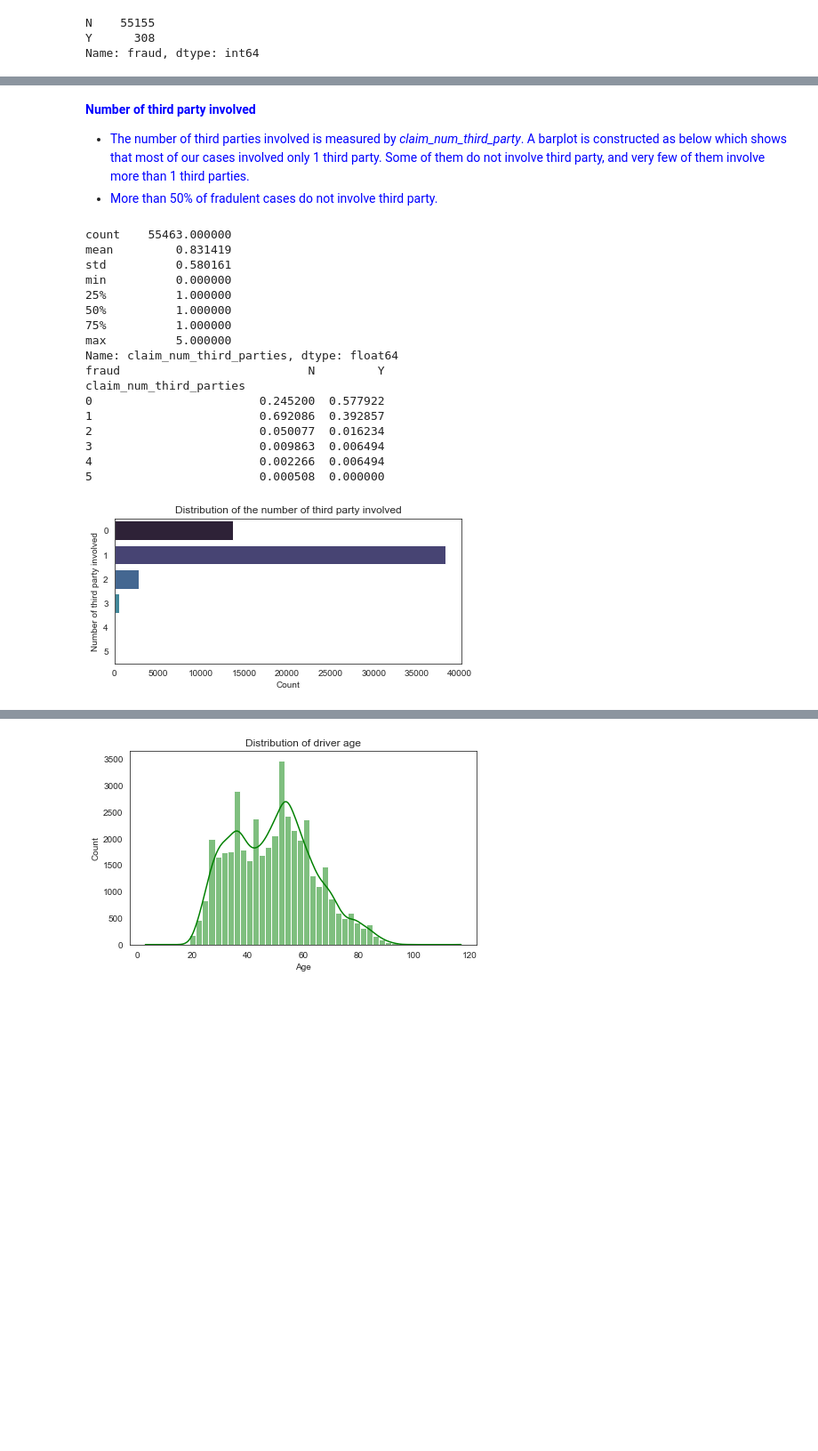
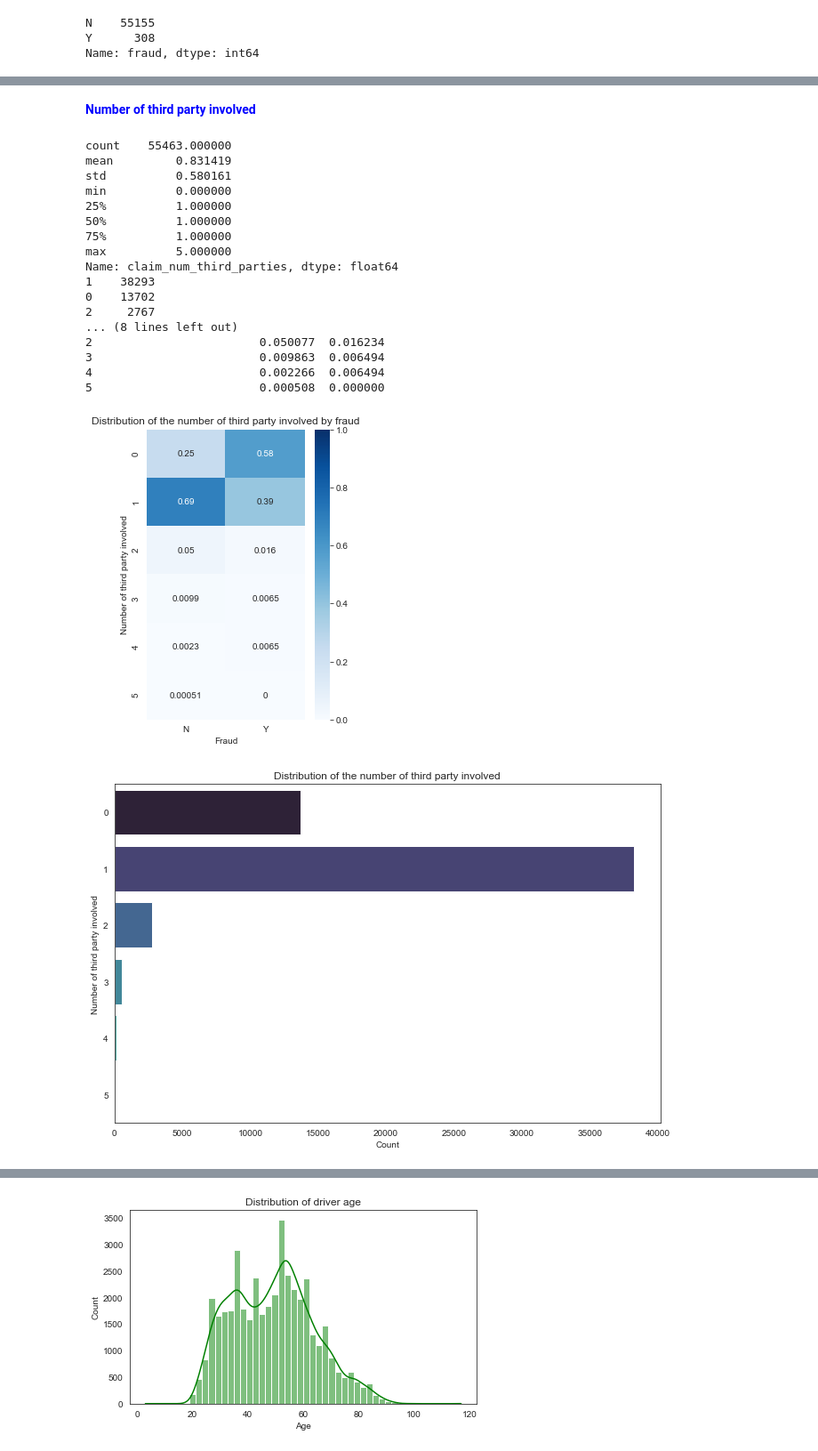
Before and after one commit to andyc1997/Advanced-Analytics, a Jupyter notebook: Assignment1/eda.ipynb, the cells around one changed output, grey strips where cells are left out. Shown at 89% size. Saved outputs shown, nothing was run; the diff lists cells and outputs as text; code cells hidden in the pictures; blank space fills up the shorter version.

```diff
--- a/Assignment1/eda.ipynb
+++ b/Assignment1/eda.ipynb
@@ -79,40 +77,50 @@ Y      13641.435  16901.0
-# %% [markdown]
- **<font color='blue'>Number of third party involved</font>**
- - <font color='blue'>The number of third parties involved is measured by *claim_num_third_party*. A barplot is constructed as below which shows that most of our cases involved only 1 third party. Some of them do not involve third party, and very few of them involve more than 1 third parties.</font>
- - <font color='blue'>More than 50% of fradulent cases do not involve third party.</font>
+# %% [markdown]
+ **<font color='blue'>Number of third party involved</font>**
 # %%
 # Distribution of the number of third party involved
 print(data['claim_num_third_parties'].describe())
+print(data['claim_num_third_parties'].value_counts())
 
 # Distribution by fraud
-print(pd.crosstab(data['claim_num_third_parties'], data['fraud'],
-                  normalize = 'columns'))
+tab = pd.crosstab(data['claim_num_third_parties'], data['fraud'],
+                  normalize = 'columns')
+print(tab)
+sns.set_style('white')
+ax = sns.heatmap(tab, cmap = 'Blues', vmin = 0, vmax = 1, annot = True)
+ax.set_xlabel('Fraud')
+ax.set_ylabel('Number of third party involved')
+ax.set_title('Distribution of the number of third party involved by fraud')
+fig = ax.get_figure()
+fig.set_size_inches(4, 6)
+plt.show()
+fig.savefig('num_third_party_involved_by_fraud.png', bbox_inches = 'tight', dpi = 300)
 
 # Visualization in a barplot
 sns.set_style('white')
 ax = sns.countplot(y = 'claim_num_third_parties', data = data, palette = 'mako')
 ax.set_title('Distribution of the number of third party involved')
 ax.set_xlabel('Count')
 ax.set_ylabel('Number of third party involved')
 fig = ax.get_figure()
-fig.set_size_inches(7, 3)
+plt.show()
 fig.savefig('num_third_party_involved.png', bbox_inches = 'tight', dpi = 300)
 # %% [output]
 count    55463.000000
 mean         0.831419
 std          0.580161
 min          0.000000
 25%          1.000000
 50%          1.000000
 75%          1.000000
 max          5.000000
 Name: claim_num_third_parties, dtype: float64
-fraud                           N         Y
-claim_num_third_parties
-0                        0.245200  0.577922
-1                        0.692086  0.392857
+1    38293
+0    13702
+2     2767
+... (8 lines left out)
 2                        0.050077  0.016234
 3                        0.009863  0.006494
 4                        0.002266  0.006494
 5                        0.000508  0.000000
-[figure, old version]
+[figure, new version]
+[figure, added]
```
Also changed, not shown: parts of 47 cells of this notebook, 2 other files.
